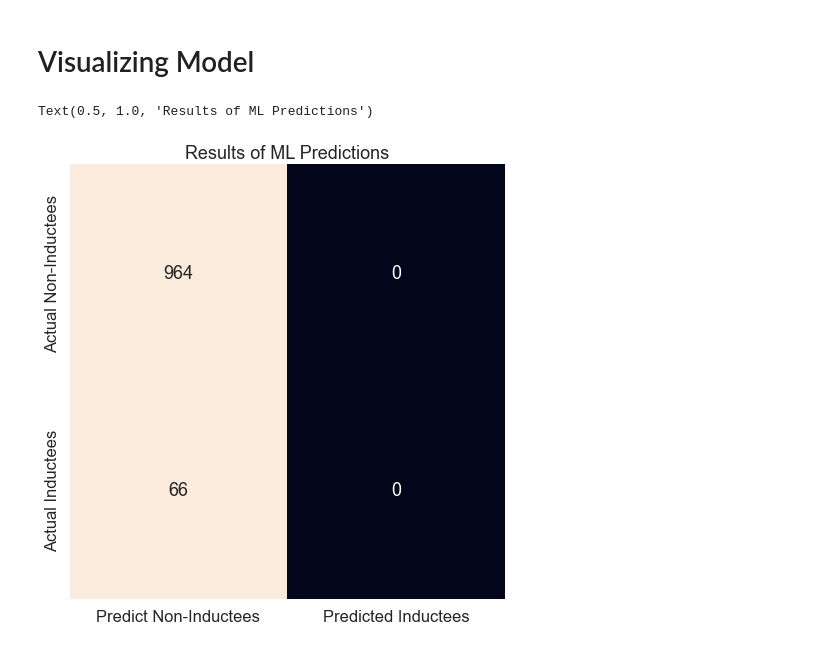
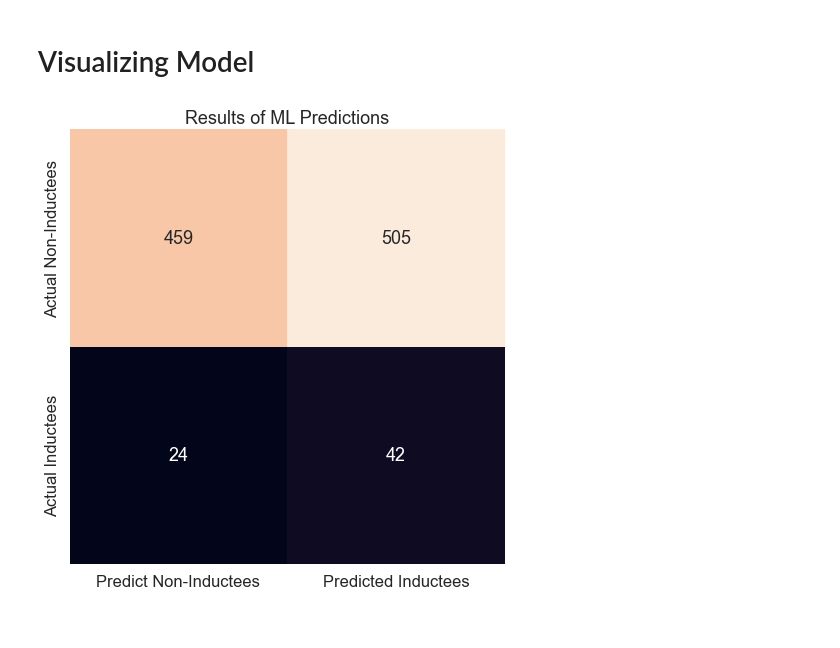
Before and after one commit to sting0312/GoldenGloves, a Jupyter notebook: golden-gloves.ipynb, the cells around one changed output. Drawn from its saved outputs; the diff is of its cells as text; code cells hidden in the pictures.

Commit message:
incoporated fielding stat into model

```diff
--- a/golden-gloves.ipynb
+++ b/golden-gloves.ipynb
@@ -138,0 +145,12 @@ Name: bondsba01, dtype: float64
+# %%
+# Dropping inconsistent columns
+fielding_df.drop(['lgID', 'PB', 'WP', 'SB', 'CS', 'ZR'], axis=1, inplace=True)
+
+# Dropping unnecessary columns
+fielding_df.drop(['yearID', 'stint', 'teamID', 'POS'], axis=1, inplace=True)
+# %%
+# Grouping by playerID to get career stats
+career_fielding_df = fielding_df.groupby(['playerID']).sum()
+# %%
+# Adding batting prefix to every column to ensure there aren't conflicts when combined with batting and pitching
+career_fielding_df = career_fielding_df.add_prefix('f_')
@@ -146,7 +174,12 @@ Name: bondsba01, dtype: float64
 * Career Pitching Data
 # %%
 # Merging all relevant datasets
+
+# Merging hall of fame and batting dataframes
 train_df = pd.merge(hall_of_fame_df, career_batting_df, left_on='playerID', right_on='playerID')
+
+# Appending fielding data
+train_df = pd.merge(train_df, career_fielding_df, left_on='playerID', right_on='playerID')
 # %%
 # Cleaning data table
 train_df = train_df.drop(['playerID', 'yearID', 'votedBy', 'category', 'needed_note', 'needed', 'ballots', 'votes'], axis=1)
@@ -245,27 +279,29 @@ import matplotlib.pyplot as plt
 # %%
 # Creating visual of confusion matrix
 import seaborn as sns
 import matplotlib.pyplot as plt
 
 # Increasing plot size
 sns.set(rc = {'figure.figsize': (15,8)})
 
 # Increasing default text size
 sns.set(font_scale=1.5)
 
+# Creating heatmap
 sns.heatmap(
     cm,             # data given to map
     annot=True,     # annotating numbers to squares
     square=True,    # making all sectors equal squares
     xticklabels=['Predict Non-Inductees', 'Predicted Inductees'],
     yticklabels=['Actual Non-Inductees', 'Actual Inductees'],
-    vmax=10,        # maxing data range of data to create binary heatmap
     cbar=False,     # disabling color bar
     fmt='g'         # forcing standard number notation
 )
 
 # Adding title to plot
 plt.title('Results of ML Predictions')
+
+# Displaying plot
+plt.show()
 # %% [output]
-Text(0.5, 1.0, 'Results of ML Predictions')
-[figure, old version]
+[figure, new version]
```
Also changed, not shown: parts of 11 cells of this notebook.
